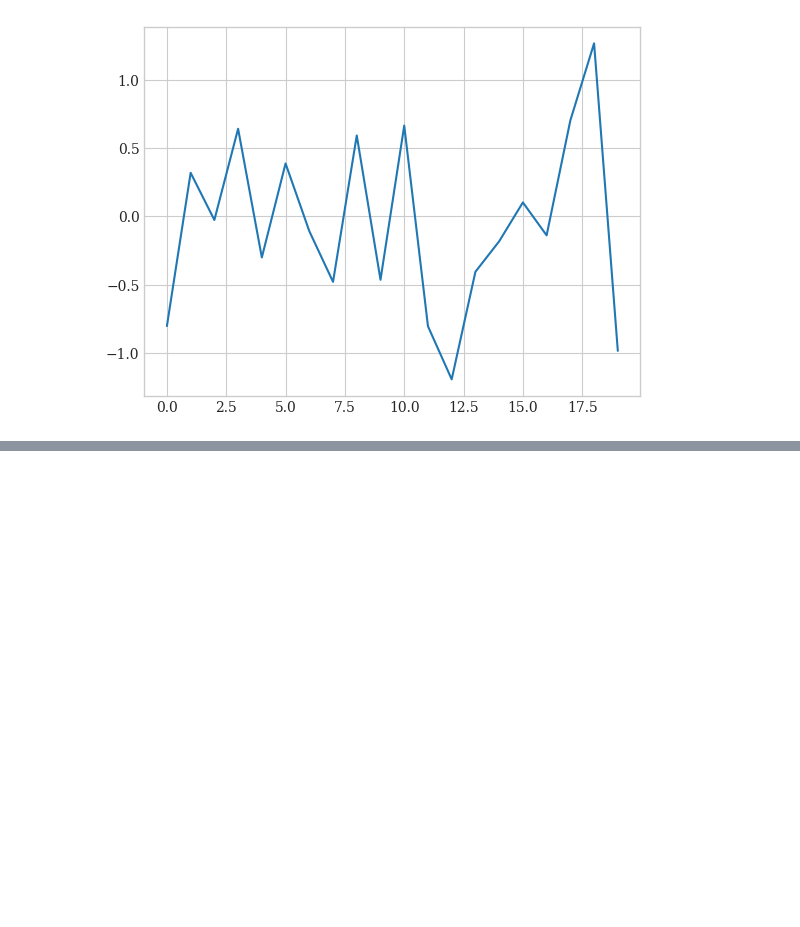
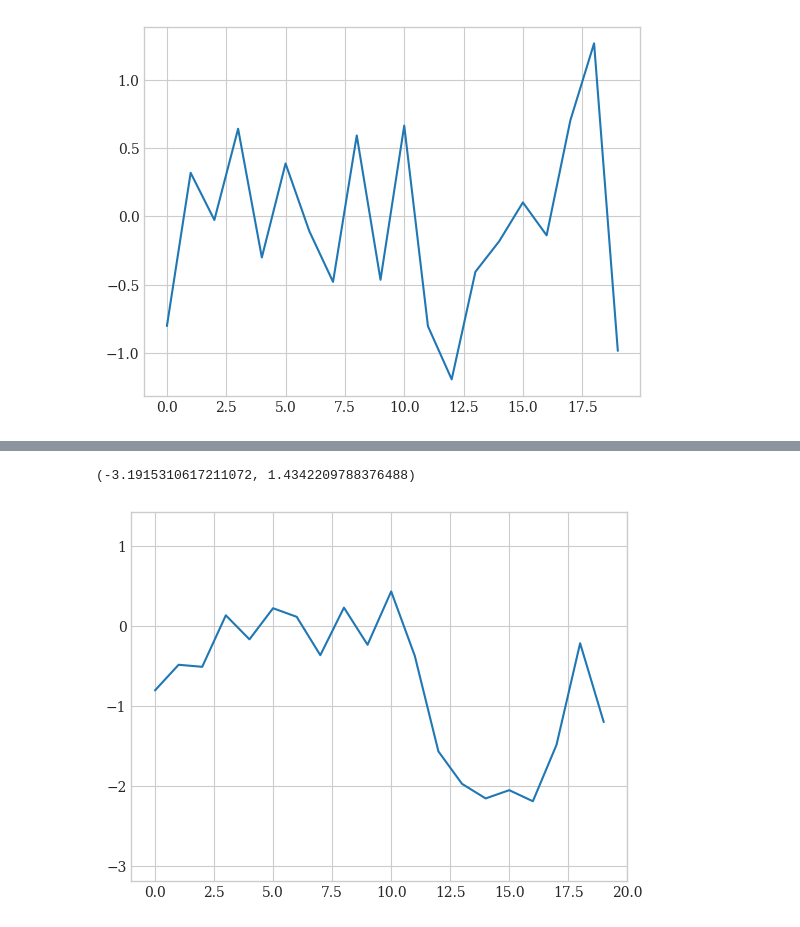
Before and after one commit to grojas123/PythonForFinanceMasteringDataDrivenFinance, a Jupyter notebook: DataVisualization/2dPloting.ipynb, the cells around one changed output, grey strips where cells are left out. Cells and saved outputs as stored; diff of their text form; code cells hidden in the pictures; blank space fills up the shorter version.

```diff
--- a/DataVisualization/2dPloting.ipynb
+++ b/DataVisualization/2dPloting.ipynb
@@ -31,0 +47,8 @@ plt.plot(y)
+# %%
+plt.plot(y.cumsum())
+plt.xlim(-1,20)
+plt.ylim(np.min(y.cumsum())-1,
+         np.max(y.cumsum())+1)
+# %% [output]
+(-3.1915310617211072, 1.4342209788376488)
+[figure, added]
```
Also changed, not shown: parts of 14 cells of this notebook.
